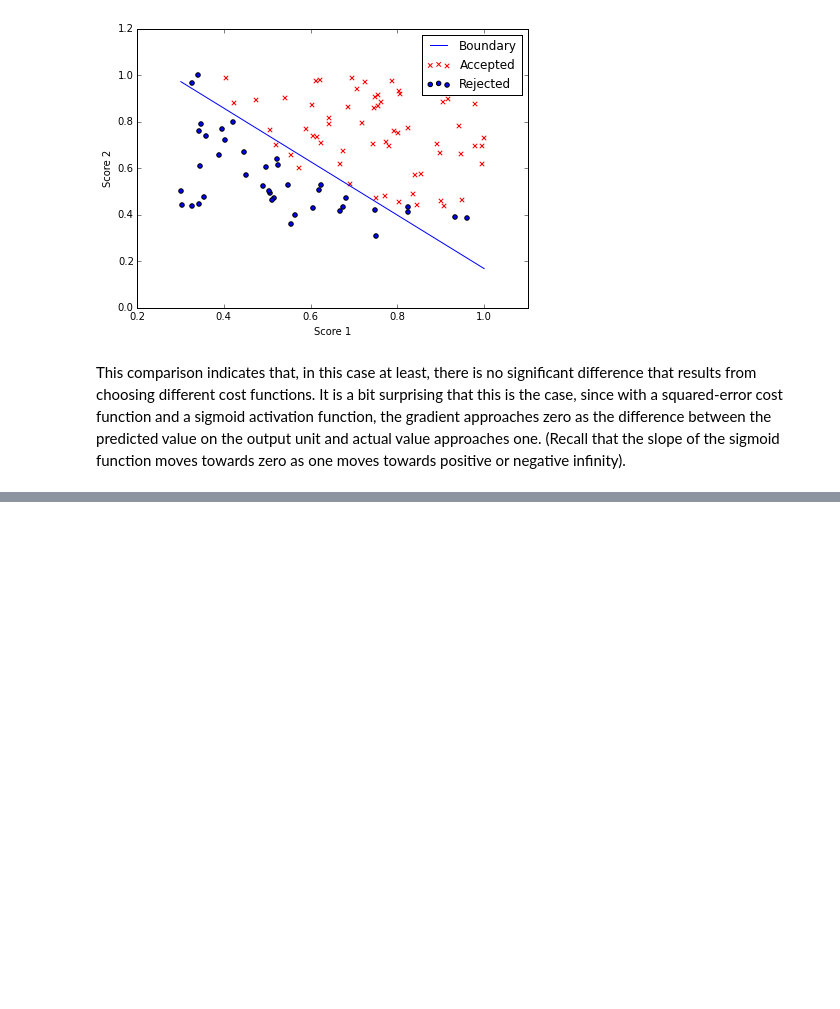
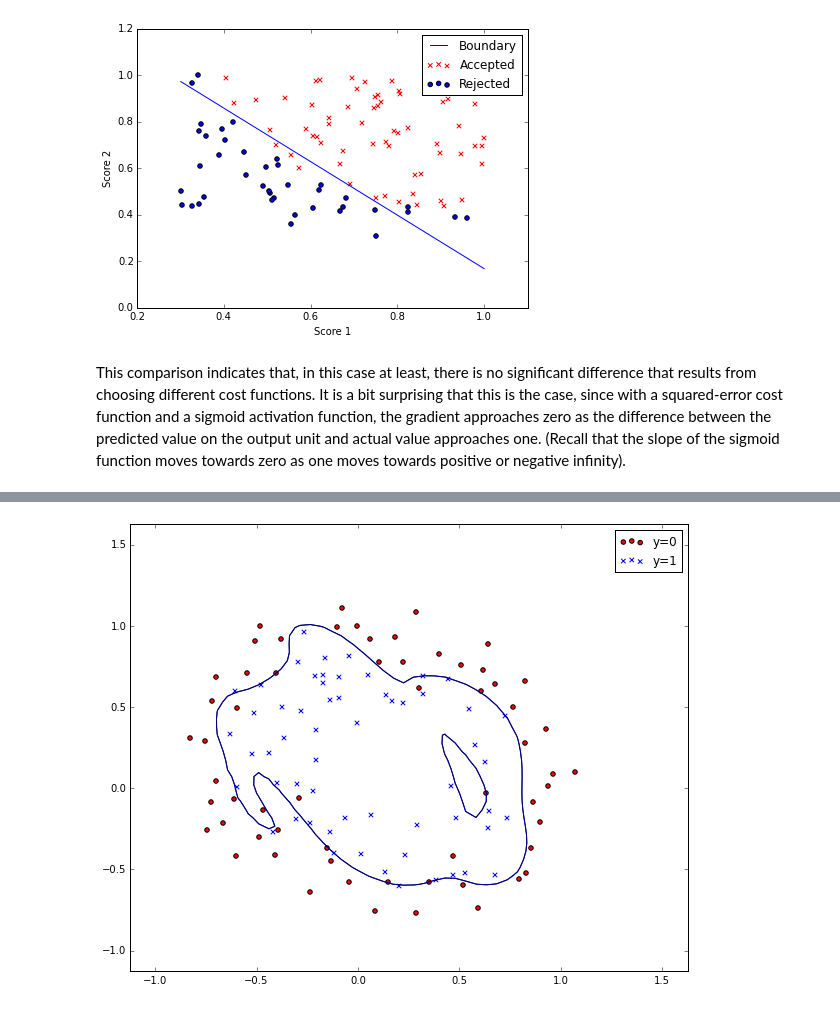
Before and after one commit to pblouw/stat-946, a Jupyter notebook: LogisticRegression.ipynb, the cells around one changed output, grey strips where cells are left out. Drawn from its saved outputs; the diff is of its cells as text; code cells hidden in the pictures; blank space fills up the shorter version.

Commit message:
Addition of non-linear decision boundary

```diff
--- a/LogisticRegression.ipynb
+++ b/LogisticRegression.ipynb
@@ -140,0 +185,25 @@ This comparison indicates that, in this case at least, there is no significant d
+# %%
+from mpl_toolkits.mplot3d import Axes3D
+import matplotlib.mlab as mlab
+
+plt.figure(figsize=(10,8))
+plt.scatter(rejects[:,0], rejects[:,1], c='r', marker='o', label='y=0' )
+plt.scatter(accepts[:,0], accepts[:,1], c='b', marker='x', label='y=1' )
+plt.legend()
+
+u = np.linspace( -1, 1.5, 50 )
+v = np.linspace( -1, 1.5, 50 )
+z = np.zeros( (len(u), len(v)) )
+
+for i in range(0, len(u)):
+    for j in range(0, len(v)):
+        mapped = polyfeatures(np.array([u[i]]),np.array([v[j]]) )
+        z[i,j] = np.dot(mapped, theta)
+z = z.T
+
+u, v = np.meshgrid( u, v )
+plt.contour( u, v, z, [0.0, 0.0], label='Decision Boundary' )
+
+plt.show()
+# %% [output]
+[figure, added]
```
Also changed, not shown: parts of 7 cells of this notebook.
